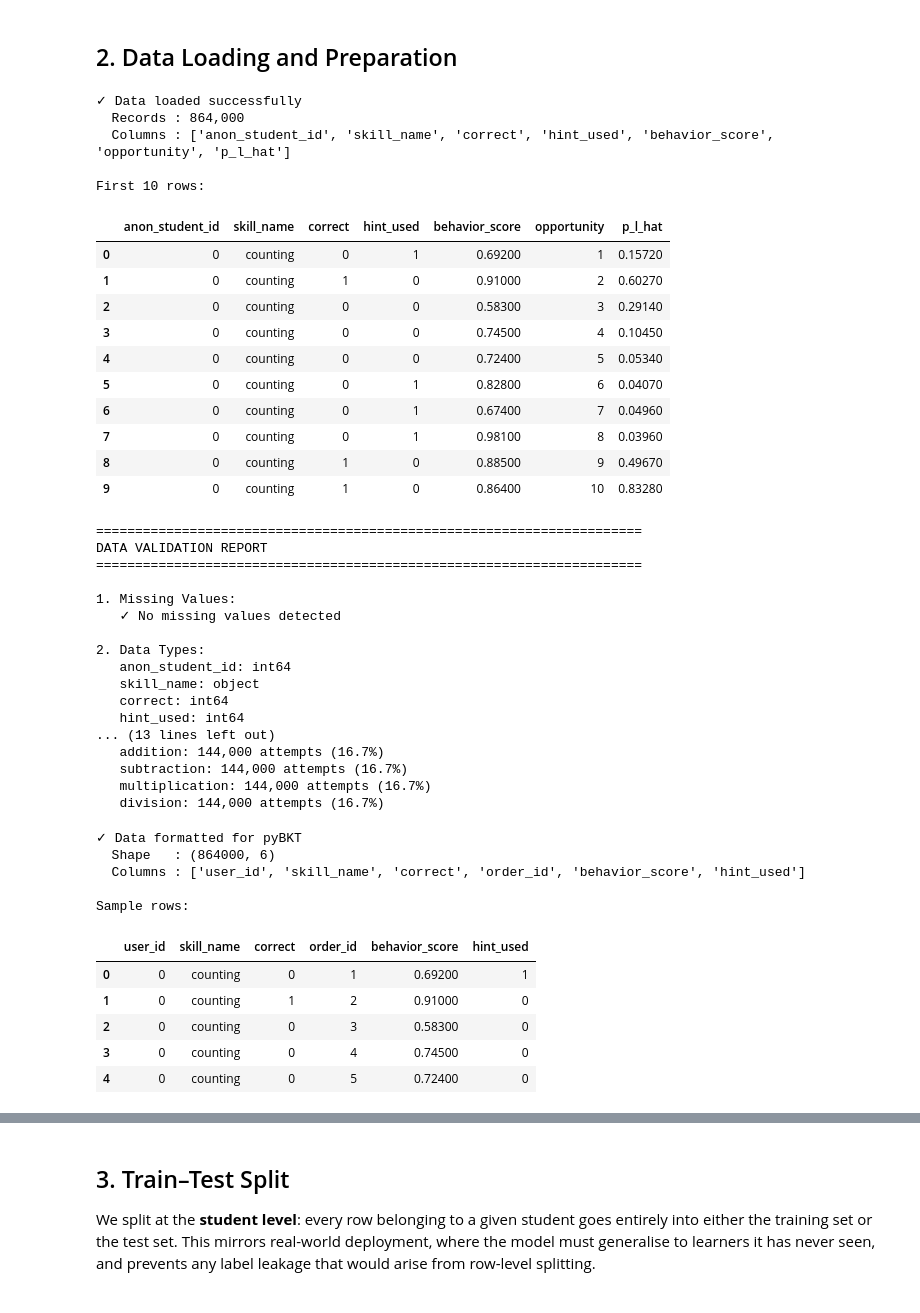
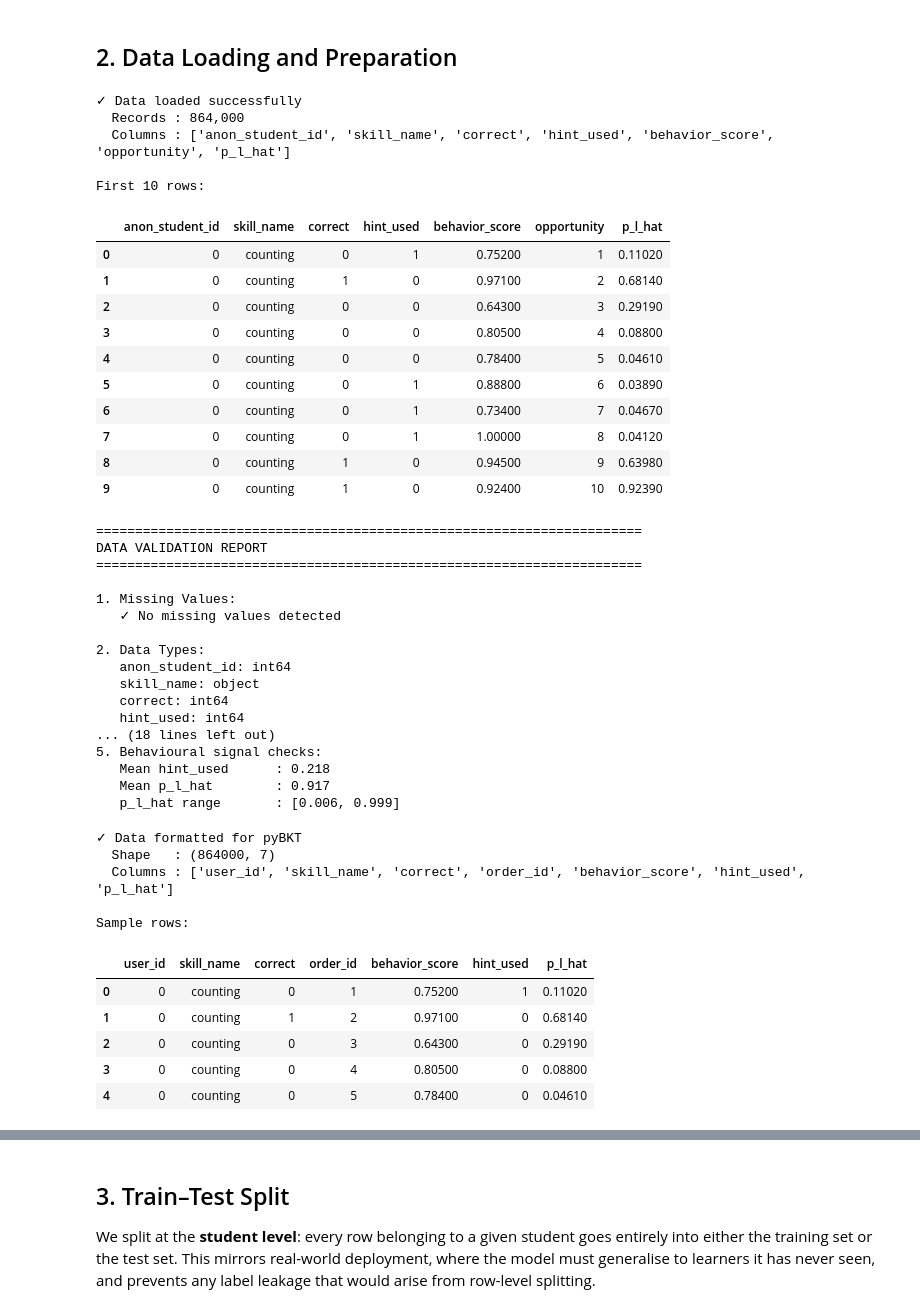
Before and after one commit to Cosmas256s/ML-NYOTA, a Jupyter notebook: notebooks/03_model_baseline.ipynb, the cells around one changed output, grey strips where cells are left out. Saved outputs shown, nothing was run; the diff lists cells and outputs as text; code cells hidden in the pictures.

```diff
--- a/notebooks/03_model_baseline.ipynb
+++ b/notebooks/03_model_baseline.ipynb
@@ -81,9 +106,15 @@ Timestamp: 2026-04-09 22:12:07
 # %%
 # ── Project directory layout ──────────────────────────────────────────────────
-# Use the actual project root so the notebook runs from Downloads or the repo.
-PROJECT_ROOT = Path(r"C:/Users/HP/Desktop/ML Nyota/bkt_autism_project")
-if not PROJECT_ROOT.exists():
-    raise FileNotFoundError(f"Project root not found: {PROJECT_ROOT}")
+# Resolve the project root dynamically so the notebook works on any machine and
+# from any launch directory inside VS Code.
+def find_project_root(start: Path | None = None) -> Path:
+    start = (start or Path.cwd()).resolve()
+    for candidate in (start, *start.parents):
+        if (candidate / "data" / "raw").exists() and (candidate / "notebooks").exists():
+            return candidate
+    return start
+
+PROJECT_ROOT = find_project_root()
 
 DATA_RAW    = PROJECT_ROOT / "data/raw"
 DATA_PROC   = PROJECT_ROOT / "data/processed"
@@ -137,16 +168,16 @@ display(df_raw.head(10))
 
 First 10 rows:
 |  | anon_student_id | skill_name | correct | hint_used | behavior_score | opportunity | p_l_hat |
-| 0 | 0 | counting | 0 | 1 | 0.69200 | 1 | 0.15720 |
-| 1 | 0 | counting | 1 | 0 | 0.91000 | 2 | 0.60270 |
-| 2 | 0 | counting | 0 | 0 | 0.58300 | 3 | 0.29140 |
-| 3 | 0 | counting | 0 | 0 | 0.74500 | 4 | 0.10450 |
-| 4 | 0 | counting | 0 | 0 | 0.72400 | 5 | 0.05340 |
-| 5 | 0 | counting | 0 | 1 | 0.82800 | 6 | 0.04070 |
-| 6 | 0 | counting | 0 | 1 | 0.67400 | 7 | 0.04960 |
-| 7 | 0 | counting | 0 | 1 | 0.98100 | 8 | 0.03960 |
-| 8 | 0 | counting | 1 | 0 | 0.88500 | 9 | 0.49670 |
-| 9 | 0 | counting | 1 | 0 | 0.86400 | 10 | 0.83280 |
+| 0 | 0 | counting | 0 | 1 | 0.75200 | 1 | 0.11020 |
+| 1 | 0 | counting | 1 | 0 | 0.97100 | 2 | 0.68140 |
+| 2 | 0 | counting | 0 | 0 | 0.64300 | 3 | 0.29190 |
+| 3 | 0 | counting | 0 | 0 | 0.80500 | 4 | 0.08800 |
+| 4 | 0 | counting | 0 | 0 | 0.78400 | 5 | 0.04610 |
+| 5 | 0 | counting | 0 | 1 | 0.88800 | 6 | 0.03890 |
+| 6 | 0 | counting | 0 | 1 | 0.73400 | 7 | 0.04670 |
+| 7 | 0 | counting | 0 | 1 | 1.00000 | 8 | 0.04120 |
+| 8 | 0 | counting | 1 | 0 | 0.94500 | 9 | 0.63980 |
+| 9 | 0 | counting | 1 | 0 | 0.92400 | 10 | 0.92390 |
 # %%
 # ── Data quality checks ───────────────────────────────────────────────────────
 print("=" * 70)
@@ -184,6 +215,12 @@ print(f"   Overall accuracy      : {overall_acc:.2%}")
 print("\n4. Skill Distribution:")
 for skill, count in df_raw["skill_name"].value_counts().items():
     print(f"   {skill}: {count:,} attempts ({count / len(df_raw):.1%})")
+
+# 5. Hint and mastery sanity checks
+print("\n5. Behavioural signal checks:")
+print(f"   Mean hint_used      : {df_raw['hint_used'].mean():.3f}")
+print(f"   Mean p_l_hat        : {df_raw['p_l_hat'].mean():.3f}")
+print(f"   p_l_hat range       : [{df_raw['p_l_hat'].min():.3f}, {df_raw['p_l_hat'].max():.3f}]")
 # %% [output]
 ======================================================================
 DATA VALIDATION REPORT
@@ -197,50 +234,53 @@ DATA VALIDATION REPORT
    skill_name: object
    correct: int64
    hint_used: int64
-... (13 lines left out)
-   addition: 144,000 attempts (16.7%)
-   subtraction: 144,000 attempts (16.7%)
-   multiplication: 144,000 attempts (16.7%)
-   division: 144,000 attempts (16.7%)
+... (18 lines left out)
+5. Behavioural signal checks:
+   Mean hint_used      : 0.218
+   Mean p_l_hat        : 0.917
+   p_l_hat range       : [0.006, 0.999]
 # %%
 # ── Reformat data for pyBKT ───────────────────────────────────────────────────
 # pyBKT's Model.fit() requires at minimum these four column names:
 #   user_id    – learner identifier
 #   skill_name – skill being practiced
 #   correct    – binary response (0 or 1)
 #   order_id   – integer that preserves temporal ordering within each learner
-
+#
+# We retain behavior_score and hint_used for downstream analysis in notebook 04.
+# We also keep p_l_hat so we can compare the fitted mastery estimates against the
+# simulator's ground-truth latent knowledge trajectory after prediction.
 df_bkt = (
     df_raw
     .rename(columns={"anon_student_id": "user_id",
                      "opportunity":      "order_id"})
-    [["user_id", "skill_name", "correct", "order_id", "behavior_score", "hint_used"]]  # keep required cols & covariates
+    [["user_id", "skill_name", "correct", "order_id", "behavior_score", "hint_used", "p_l_hat"]]
     .copy()
 )
 
 # Ensure 'correct' is stored as a proper integer (pyBKT expectation)
 df_bkt["correct"] = df_bkt["correct"].astype(int)
 
 # Guard: raise an error early if any expected column is missing
 required_cols = ["user_id", "skill_name", "correct", "order_id"]
 missing_cols  = [c for c in required_cols if c not in df_bkt.columns]
 if missing_cols:
     raise ValueError(f"Missing required columns: {missing_cols}")
 
 print("✓ Data formatted for pyBKT")
 print(f"  Shape   : {df_bkt.shape}")
 print(f"  Columns : {df_bkt.columns.tolist()}")
 print("\nSample rows:")
 display(df_bkt.head())
 # %% [output]
 ✓ Data formatted for pyBKT
-  Shape   : (864000, 6)
-  Columns : ['user_id', 'skill_name', 'correct', 'order_id', 'behavior_score', 'hint_used']
+  Shape   : (864000, 7)
+  Columns : ['user_id', 'skill_name', 'correct', 'order_id', 'behavior_score', 'hint_used', 'p_l_hat']
 
 Sample rows:
-|  | user_id | skill_name | correct | order_id | behavior_score | hint_used |
-| 0 | 0 | counting | 0 | 1 | 0.69200 | 1 |
-| 1 | 0 | counting | 1 | 2 | 0.91000 | 0 |
-| 2 | 0 | counting | 0 | 3 | 0.58300 | 0 |
-| 3 | 0 | counting | 0 | 4 | 0.74500 | 0 |
-| 4 | 0 | counting | 0 | 5 | 0.72400 | 0 |
+|  | user_id | skill_name | correct | order_id | behavior_score | hint_used | p_l_hat |
+| 0 | 0 | counting | 0 | 1 | 0.75200 | 1 | 0.11020 |
+| 1 | 0 | counting | 1 | 2 | 0.97100 | 0 | 0.68140 |
+| 2 | 0 | counting | 0 | 3 | 0.64300 | 0 | 0.29190 |
+| 3 | 0 | counting | 0 | 4 | 0.80500 | 0 | 0.08800 |
+| 4 | 0 | counting | 0 | 5 | 0.78400 | 0 | 0.04610 |
```
Also changed, not shown: parts of 19 cells of this notebook, 33 other files.
